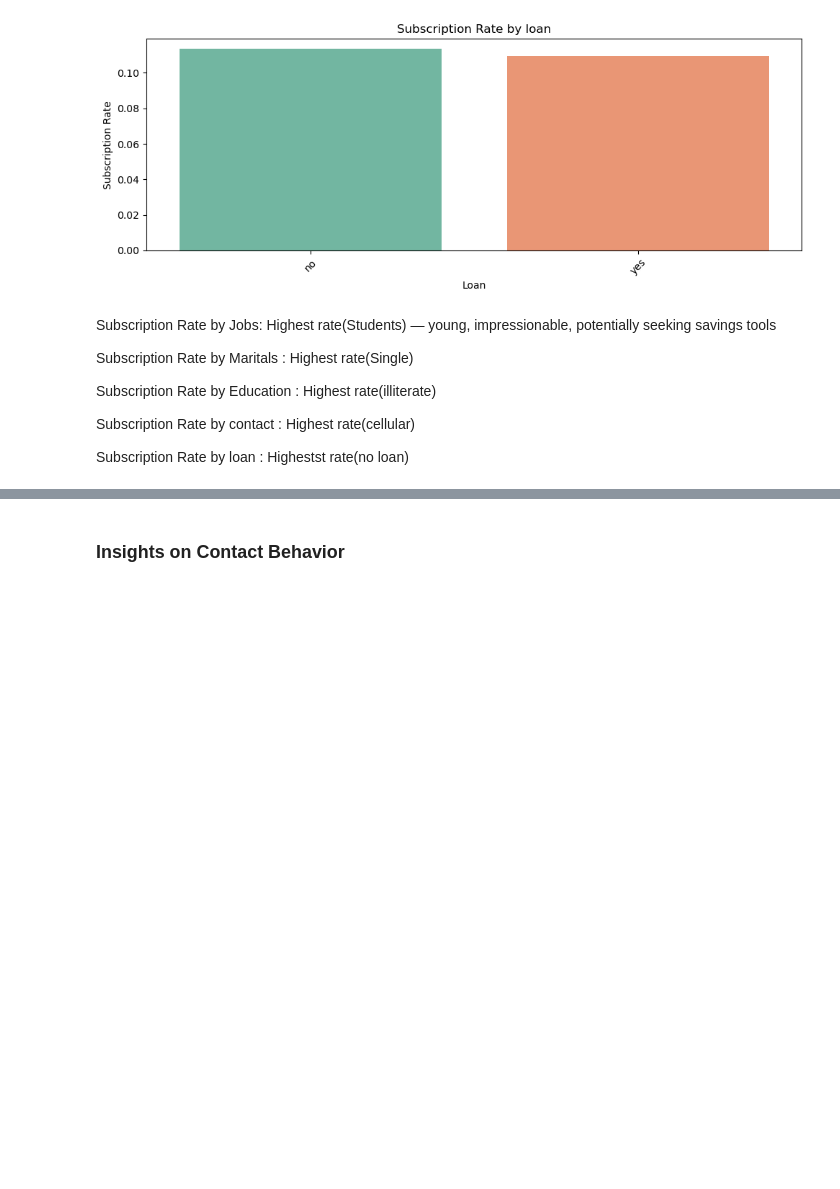
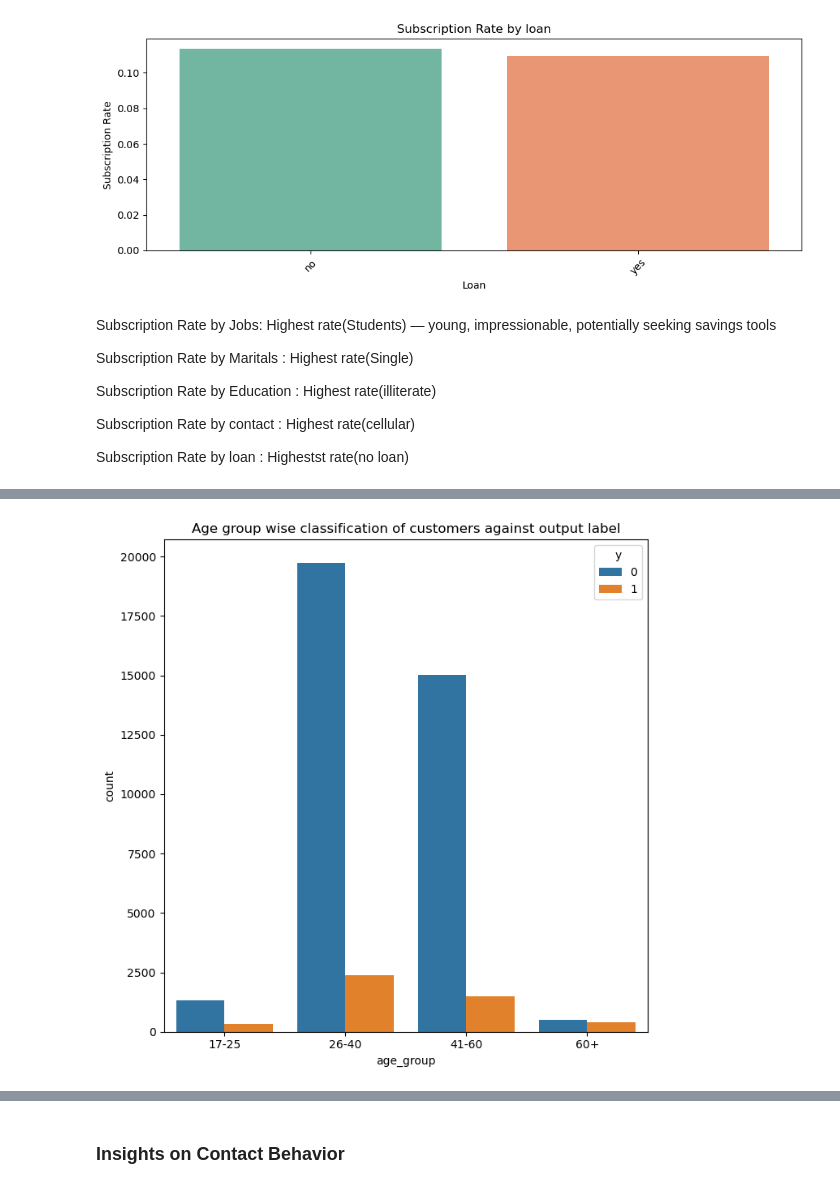
Before and after one commit to leenarganta/bank_marketing_campaign, a Jupyter notebook: EDA NOTEBOOK.ipynb, the cells around one changed output, grey strips where cells are left out. Drawn from its saved outputs; the diff is of its cells as text; code cells hidden in the pictures; blank space fills up the shorter version.

```diff
--- a/EDA NOTEBOOK.ipynb
+++ b/EDA NOTEBOOK.ipynb
@@ -137,0 +299,12 @@ Target variable (y) insights:
+# %%
+# Looking at relation between different age groups and the output label y
+
+agegroup_y = pd.DataFrame(data.groupby('age_group').y.value_counts()).rename({'y':'count'}, axis = 1).reset_index()
+
+plt.figure(figsize = (7,7))
+plt.title('Age group wise classification of customers against output label')
+sns.barplot(x = 'age_group', y = 'count', hue = 'y', data = agegroup_y)
+plt.tight_layout()
+plt.show()
+# %% [output]
+[figure, added]
```
Also changed, not shown: parts of 28 cells of this notebook, 1 other file.
